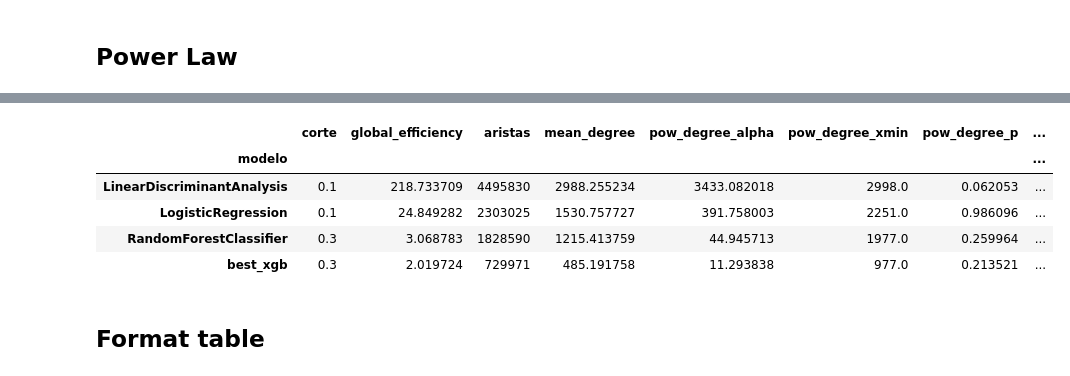
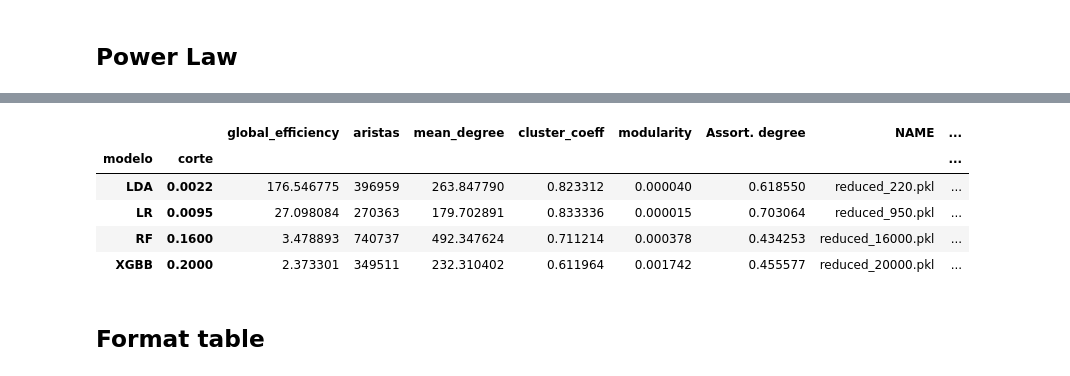
Before and after one commit to AzaelCC/Credit-Risk-Explainable-ML, a Jupyter notebook: src/GraphAnalysis_jobs/SummaryTable.ipynb, the cells around one changed output, grey strips where cells are left out. Cells and saved outputs as stored; diff of their text form; code cells hidden in the pictures.

```diff
--- a/src/GraphAnalysis_jobs/SummaryTable.ipynb
+++ b/src/GraphAnalysis_jobs/SummaryTable.ipynb
@@ -279,13 +302,14 @@ stats_df.loc[stats_df.pow_str_p < .01, 'str_sig'] = '***'
 # %%
 # Optimal
-stats_df[stats_df['per_max_eff'] > .80].groupby('modelo').first()
+
+stats_df.loc[stats_df.OPTIMAL==True]
 # %% [output]
-|  | corte | global_efficiency | aristas | mean_degree | pow_degree_alpha | pow_degree_xmin | pow_degree_p | ... |
-| modelo |  |  |  |  |  |  |  | ... |
-| LinearDiscriminantAnalysis | 0.1 | 218.733709 | 4495830 | 2988.255234 | 3433.082018 | 2998.0 | 0.062053 | ... |
-| LogisticRegression | 0.1 | 24.849282 | 2303025 | 1530.757727 | 391.758003 | 2251.0 | 0.986096 | ... |
-| RandomForestClassifier | 0.3 | 3.068783 | 1828590 | 1215.413759 | 44.945713 | 1977.0 | 0.259964 | ... |
-| best_xgb | 0.3 | 2.019724 | 729971 | 485.191758 | 11.293838 | 977.0 | 0.213521 | ... |
+|  |  | global_efficiency | aristas | mean_degree | cluster_coeff | modularity | Assort. degree | NAME | ... |
+| modelo | corte |  |  |  |  |  |  |  | ... |
+| LDA | 0.0022 | 176.546775 | 396959 | 263.847790 | 0.823312 | 0.000040 | 0.618550 | reduced_220.pkl | ... |
+| LR | 0.0095 | 27.098084 | 270363 | 179.702891 | 0.833336 | 0.000015 | 0.703064 | reduced_950.pkl | ... |
+| RF | 0.1600 | 3.478893 | 740737 | 492.347624 | 0.711214 | 0.000378 | 0.434253 | reduced_16000.pkl | ... |
+| XGBB | 0.2000 | 2.373301 | 349511 | 232.310402 | 0.611964 | 0.001742 | 0.455577 | reduced_20000.pkl | ... |
 # %% [markdown]
 ## Format table
 # %%
```
Also changed, not shown: parts of 8 cells of this notebook.
